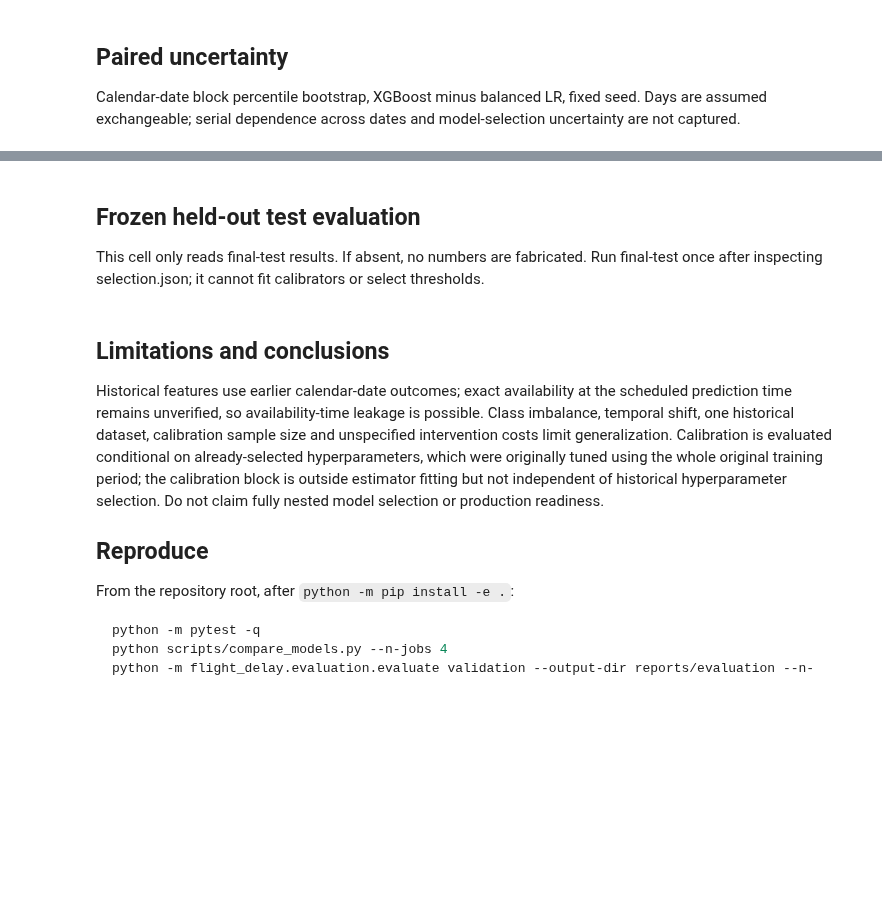
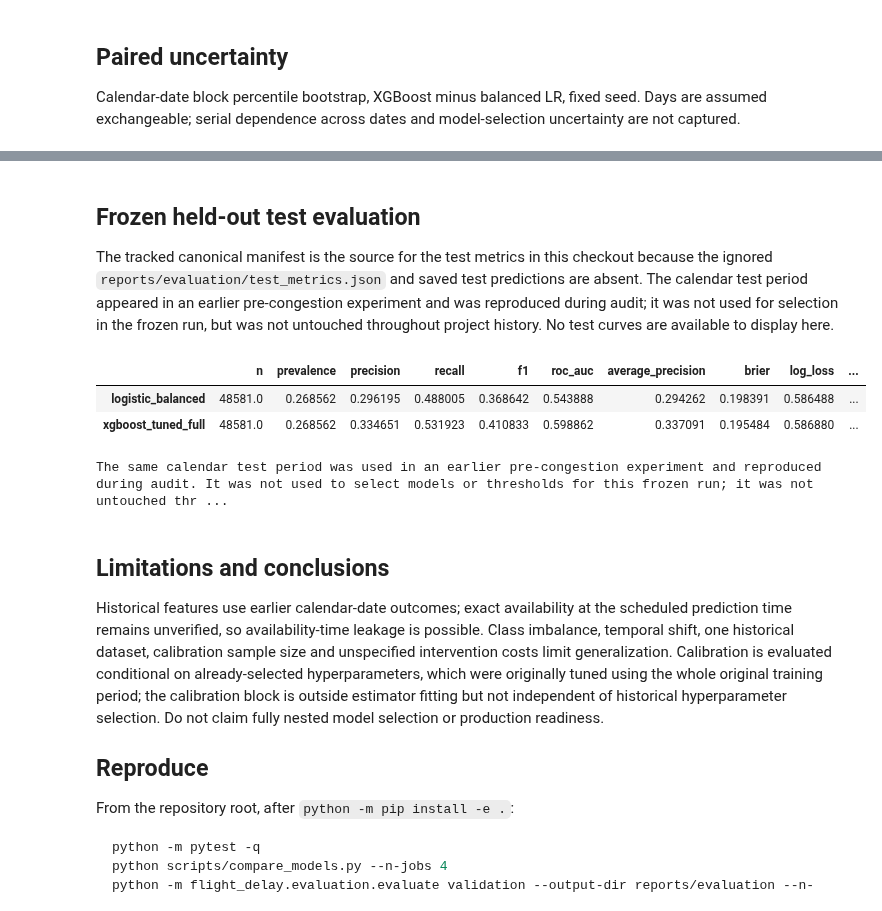
Before and after one commit to samiksha-jangid27/flight-delay-prediction, a Jupyter notebook: notebooks/05_model_evaluation.ipynb, the cells around one changed output, grey strips where cells are left out. Drawn from its saved outputs; the diff is of its cells as text; code cells hidden in the pictures; blank space fills up the shorter version.

Commit message:
Synchronize evaluation results and documentation

```diff
--- a/notebooks/05_model_evaluation.ipynb
+++ b/notebooks/05_model_evaluation.ipynb
@@ -4,9 +4,18 @@
 Balanced Logistic Regression and frozen tuned XGBoost. All model/calibration/threshold decisions use validation; final test evaluation is a separate frozen stage. This notebook reads genuine saved outputs and never retrains or reselects automatically.
 # %%
 from pathlib import Path
+import sys
 import json
 import pandas as pd
 from IPython.display import display, Image
+ROOT = next(
+    (path for path in (Path.cwd(), *Path.cwd().parents) if (path / 'pyproject.toml').is_file()),
+    None,
+)
+if ROOT is None:
+    raise FileNotFoundError('Run this notebook from within the flight-delay repository')
+if str(ROOT / 'src') not in sys.path:
+    sys.path.insert(0, str(ROOT / 'src'))
 from flight_delay.evaluation.metrics import evaluate, align_predictions
 from flight_delay.evaluation.calibration import reliability
 ROOT = Path.cwd()
@@ -18,6 +27,7 @@ def read(name):
         raise FileNotFoundError(f'{path}: run the validation stage documented below first')
     return json.loads(path.read_text())
 selection = read('selection.json')
+canonical = json.loads((ROOT / 'docs/canonical_evaluation.json').read_text())
 # %% [markdown]
 ## Objective and chronological methodology
 Predict arrival delay ≥15 minutes before departure. Preserve original train/validation/test dates. Refit bases on the first 80% of training dates; fit sigmoid and isotonic maps on the remaining 20%. Pick calibration by validation Brier, with log loss as tie-break. Recommend the validation F1 maximum; F2 and illustrative precision floors expose sensitivity. The frozen base is not refitted on all training records afterward.
@@ -77,14 +169,24 @@ display(read('validation_bootstrap.json'))
 # %% [markdown]
 ## Frozen held-out test evaluation
-This cell only reads final-test results. If absent, no numbers are fabricated. Run final-test once after inspecting selection.json; it cannot fit calibrators or select thresholds.
+The tracked canonical manifest is the source for the test metrics in this checkout because the ignored `reports/evaluation/test_metrics.json` and saved test predictions are absent. The calendar test period appeared in an earlier pre-congestion experiment and was reproduced during audit; it was not used for selection in the frozen run, but was not untouched throughout project history. No test curves are available to display here.
 # %%
-if (OUT / 'test_metrics.json').exists():
-    test = read('test_metrics.json')
-    display(pd.DataFrame(test).T[['n','prevalence','precision','recall','f1','roc_auc','average_precision','brier','log_loss','tn','fp','fn','tp']])
-    for plot in ['roc','precision_recall','f1']:
-        display(Image(filename=str(OUT / 'figures/test' / f'{plot}.png')))
-else:
-    print('Final test has not been evaluated; run the explicit frozen stage.')
+test_window = canonical['windows']['test']
+test_rows = {}
+for name, model in canonical['selection']['models'].items():
+    metrics = model['test']
+    test_rows[name] = {
+        'n': test_window['rows'],
+        'prevalence': test_window['prevalence'],
+        **{key: value for key, value in metrics.items() if key != 'confusion_matrix'},
+        **metrics['confusion_matrix'],
+    }
+display(pd.DataFrame(test_rows).T[['n','prevalence','precision','recall','f1','roc_auc','average_precision','brier','log_loss','tn','fp','fn','tp']])
+print(canonical['provenance']['test_period_reuse'])
+# %% [output]
+|  | n | prevalence | precision | recall | f1 | roc_auc | average_precision | brier | log_loss | ... |
+| logistic_balanced | 48581.0 | 0.268562 | 0.296195 | 0.488005 | 0.368642 | 0.543888 | 0.294262 | 0.198391 | 0.586488 | ... |
+| xgboost_tuned_full | 48581.0 | 0.268562 | 0.334651 | 0.531923 | 0.410833 | 0.598862 | 0.337091 | 0.195484 | 0.586880 | ... |
+The same calendar test period was used in an earlier pre-congestion experiment and reproduced during audit. It was not used to select models or thresholds for this frozen run; it was not untouched thr ...
 # %% [markdown]
 ## Limitations and conclusions
 Historical features use earlier calendar-date outcomes; exact availability at the scheduled prediction time remains unverified, so availability-time leakage is possible. Class imbalance, temporal shift, one historical dataset, calibration sample size and unspecified intervention costs limit generalization. Calibration is evaluated conditional on already-selected hyperparameters, which were originally tuned using the whole original training period; the calibration block is outside estimator fitting but not independent of historical hyperparameter selection. Do not claim fully nested model selection or production readiness.
```
Also changed, not shown: parts of 8 cells of this notebook, 40 other files.
